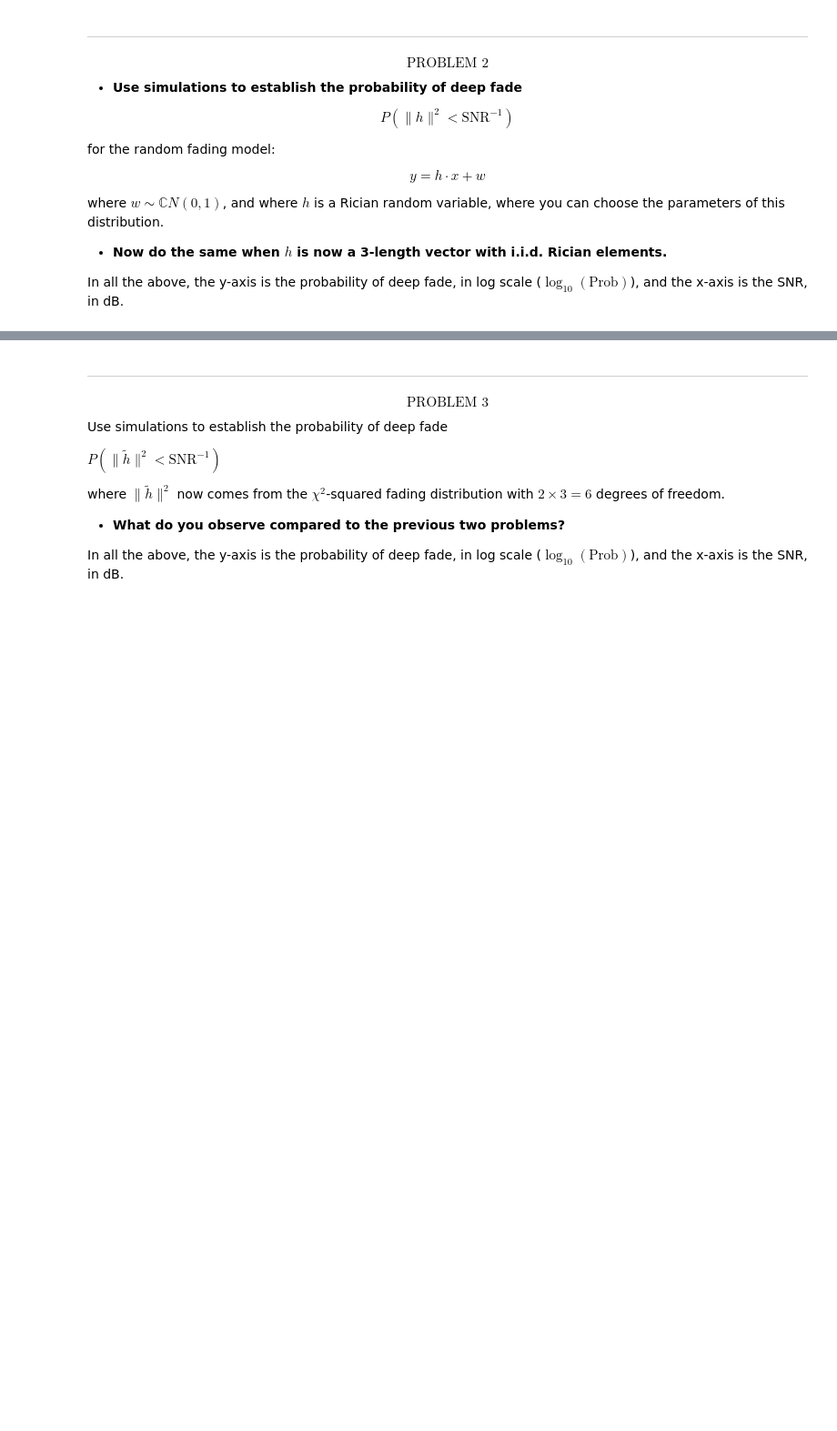
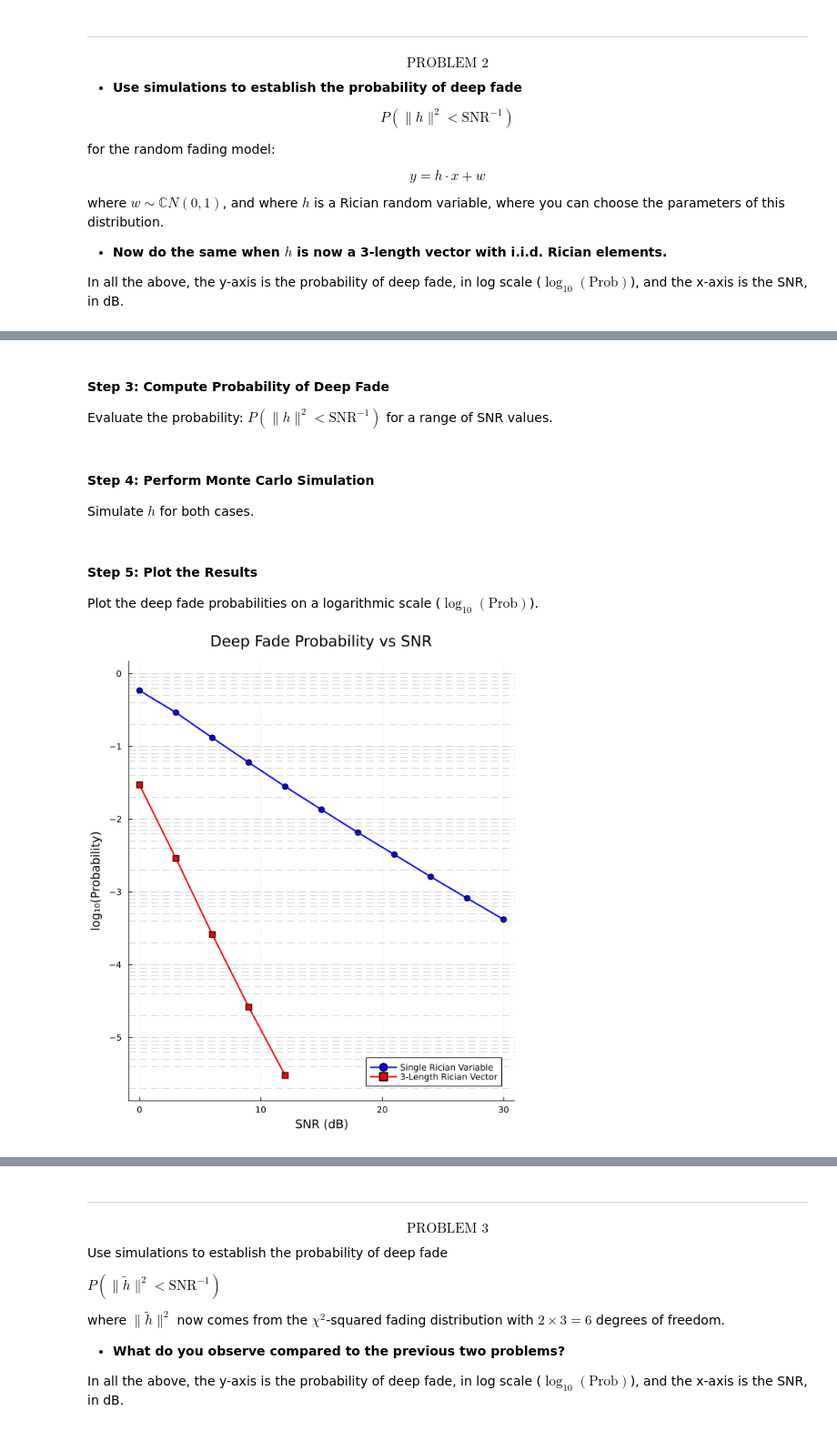
Before and after one commit to setrar/MobCom, a Jupyter notebook: Lab/REPORT.ipynb, the cells around one changed output, grey strips where cells are left out. Shown at 91% size. Saved outputs shown, nothing was run; the diff lists cells and outputs as text; code cells hidden in the pictures; blank space fills up the shorter version.

```diff
--- a/Lab/REPORT.ipynb
+++ b/Lab/REPORT.ipynb
@@ -214,0 +263,5 @@ In all the above, the y-axis is the probability of deep fade, in log scale ($\lo
+# %%
+# Compute magnitude squared for single Rician variable
+function compute_magnitude_squared(h)
+    return abs2.(h)  # Compute |h|^2 for all samples
+end;
@@ -214,0 +270,10 @@ In all the above, the y-axis is the probability of deep fade, in log scale ($\lo
+# %%
+# Compute magnitude squared for a 3-length Rician vector
+function compute_vector_magnitude_squared(h_vector::Matrix{ComplexF64})
+    return sum(abs2, h_vector, dims=1)  # Sum squared magnitudes along rows
+end;
+# %% [markdown]
+#### **Step 3: Compute Probability of Deep Fade**
+Evaluate the probability:
+$P(\|h\|^2 < \text{SNR}^{-1})$
+for a range of SNR values.
@@ -214,0 +307,40 @@ In all the above, the y-axis is the probability of deep fade, in log scale ($\lo
+# %% [markdown]
+#### **Step 4: Perform Monte Carlo Simulation**
+Simulate $h$ for both cases.
+# %%
+# Parameters
+n_samples = 10^6  # Number of samples
+K = 2  # Rician K-factor
+σ = 1.0  # Standard deviation
+SNR_dB_range = 0:3:30  # SNR range in dB
+
+# Single Rician random variable
+h = generate_rician(n_samples, K, σ)
+prob_single = deep_fade_probability(h, SNR_dB_range)
+
+# 3-length Rician vector
+h_vector = reshape(
+            reduce(vcat
+                  # Generate 3 independent Rician variables
+                , [generate_rician(n_samples, K, σ) for _ in 1:3])
+            , (3, :)
+        ) # Reshape to (3, n_samples)
+prob_vector = deep_fade_probability_vector(h_vector, SNR_dB_range);
+# %% [markdown]
+#### **Step 5: Plot the Results**
+Plot the deep fade probabilities on a logarithmic scale ($\log_{10}(\text{Prob})$).
+# %%
+# Plot results with labels, title, and grid in the first plot call
+plot(SNR_dB_range, log10.(prob_single)
+    , label="Single Rician Variable", marker=:o, lw=2, color=:blue
+    , xlabel="SNR (dB)", ylabel="log₁₀(Probability)"
+    , title="Deep Fade Probability vs SNR"
+    , grid=true, legend = :bottomright
+    , size = (600,700)
+)
+plot!(SNR_dB_range, log10.(prob_vector)
+    , label="3-Length Rician Vector", marker=:square, lw=2, color=:red)
+add_combined_hlines!(offsets, base_values
+    , linestyle=:dash, lw=1, color=:gray, alpha=0.3)
+# %% [output]
+[figure, added]
```
Also changed, not shown: parts of 30 cells of this notebook, 8 other files.
